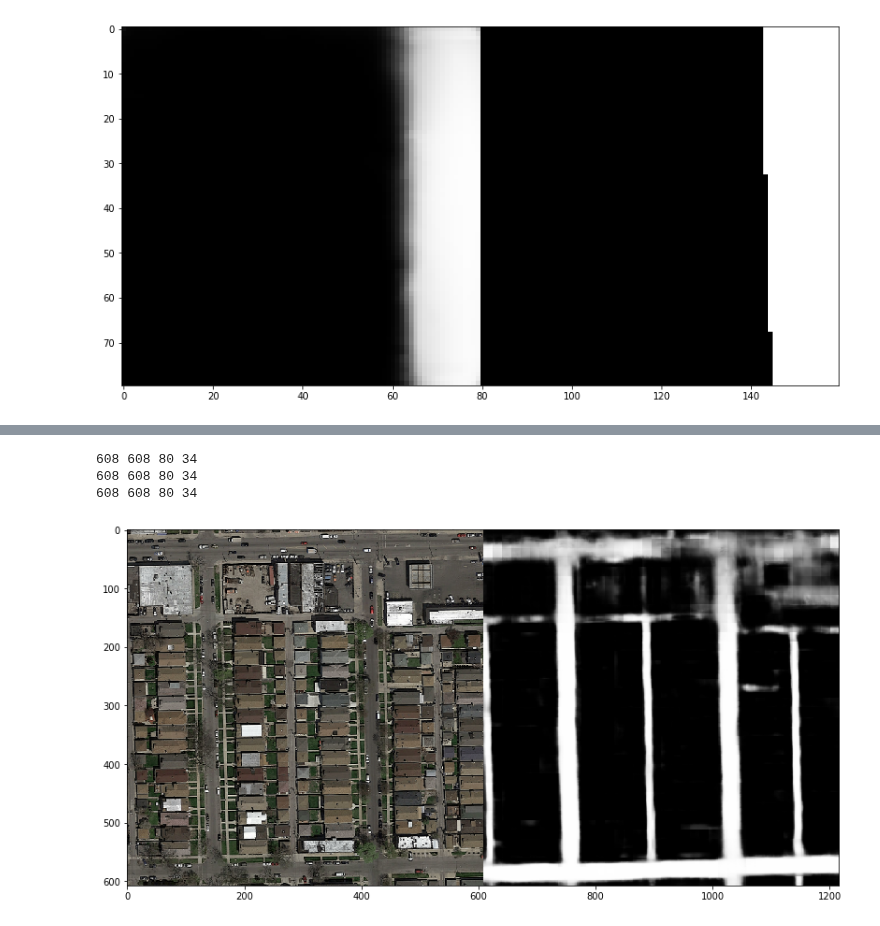
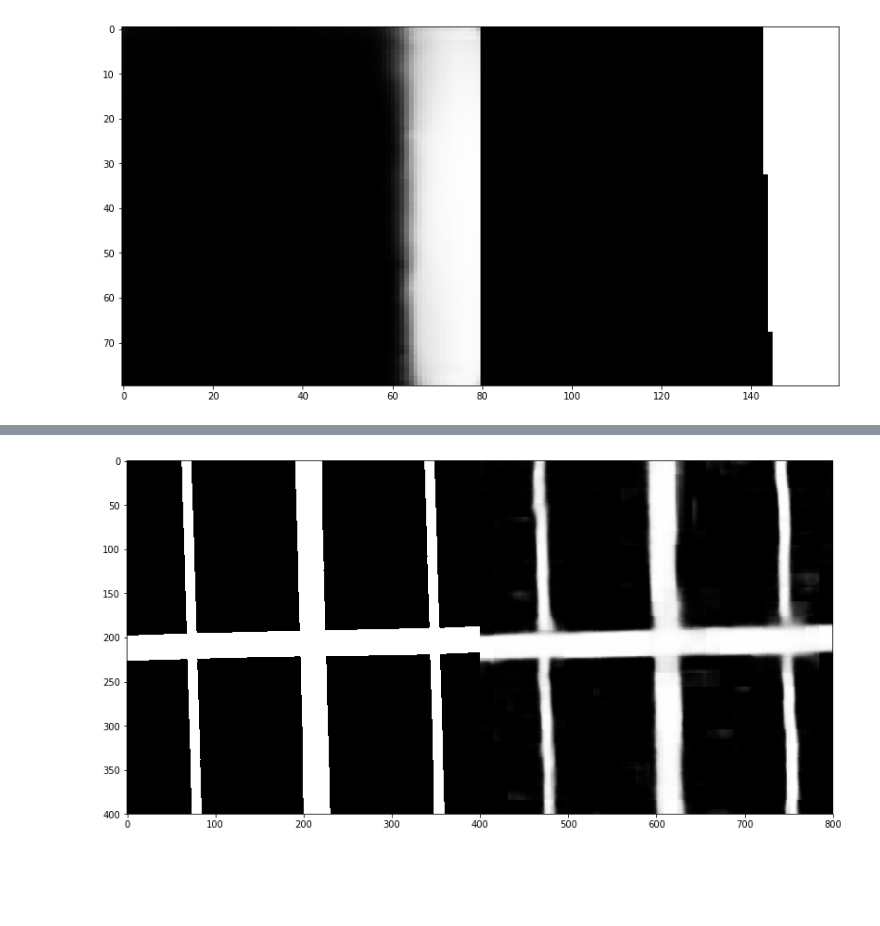
Before and after one commit to gregunz/MachineLearning2017, a Jupyter notebook: project02/src/pipeline_gregunz.ipynb, the cells around one changed output, grey strips where cells are left out. Saved outputs shown, nothing was run; the diff lists cells and outputs as text; code cells hidden in the pictures; blank space fills up the shorter version.

```diff
--- a/project02/src/pipeline_gregunz.ipynb
+++ b/project02/src/pipeline_gregunz.ipynb
@@ -18,8 +18,9 @@ save_dir
 # %%
 pipeline = UNet(data_dir=config['data_dir'],
                 grayscale=config['grayscale'],
-                initial_epoch=config['initial_epoch'],
                 tr_losses=config['tr_losses'],
-                val_losses=config['val_losses'])
+                val_losses=config['val_losses'],
+                stride=config['stride'],
+                telepyth_token=config['telepyth_token'])
 # %%
 X_tr, Y, X_te = pipeline.load_data(patch_size=config['patch_size'],
@@ -48,15 +42,17 @@ SyntaxError: invalid syntax (<ipython-input-24-e55a5966a591>, line 1)
 # %%
-'''
+#'''
 pipeline.train_model(X_tr=X_tr,
                      Y=Y,
                      epochs=config['epochs'],
-                     sample_img=config['sample_tr_size'],
+                     sample_img=config['sample_tr_img'],
                      batch_size=config['batch_size'],
                      verbose=config['verbose'],
                      validation_split=config['validation_split'],
                      shuffle=config['shuffle'],
                      load_checkpoint=config['load_checkpoint'],
                      checkpoint_path=save_dir,
-                     save_best_only=config['save_best_only'])
+                     save_best_only=config['save_best_only'],
+                     sub_epochs=config['sub_epochs'])
 '''
 pipeline.load_model(save_dir + 'weights.hdf5')
+#'''
@@ -74,5 +74,5 @@ show([X_te[i], predictions[i]])
 # %% [output]
 [figure]
 # %%
-Y_tr = pipeline.predict(X_tr[:10], sample_img=5, batch_size=10)
+Y_tr = pipeline.predict(X_tr[:21*21], sample_img=5, batch_size=100)
 # %% [output]
@@ -131,8 +97,4 @@ patches_to_img(X_te[34*34*i:34*34*(i+1)], 16, (608, 608, 3)).shape
-# %%
-i=0
-show([combine_prediction2(X_te[34*34*i:34*34*(i+1)], 16, (608, 608, 3)), img])
-# %% [output]
-608 608 80 34
-608 608 80 34
-608 608 80 34
-[figure, removed]
+# %%
+show([patches_to_img(Y[:21*21], 16, (400,400)), patches_to_img(Y_tr[:21*21], 16, (400,400))])
+# %% [output]
+[figure, added]
```
Also changed, not shown: parts of 16 cells of this notebook, 7 other files.
